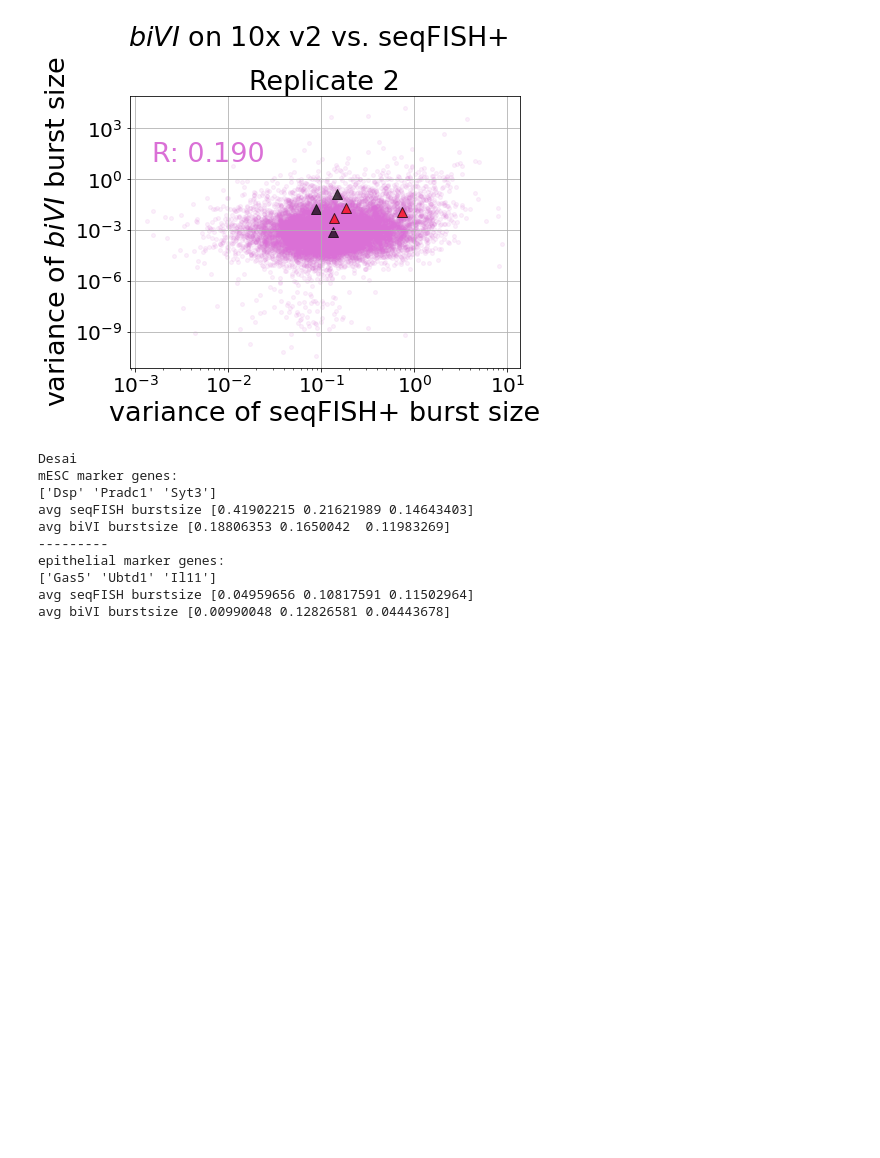
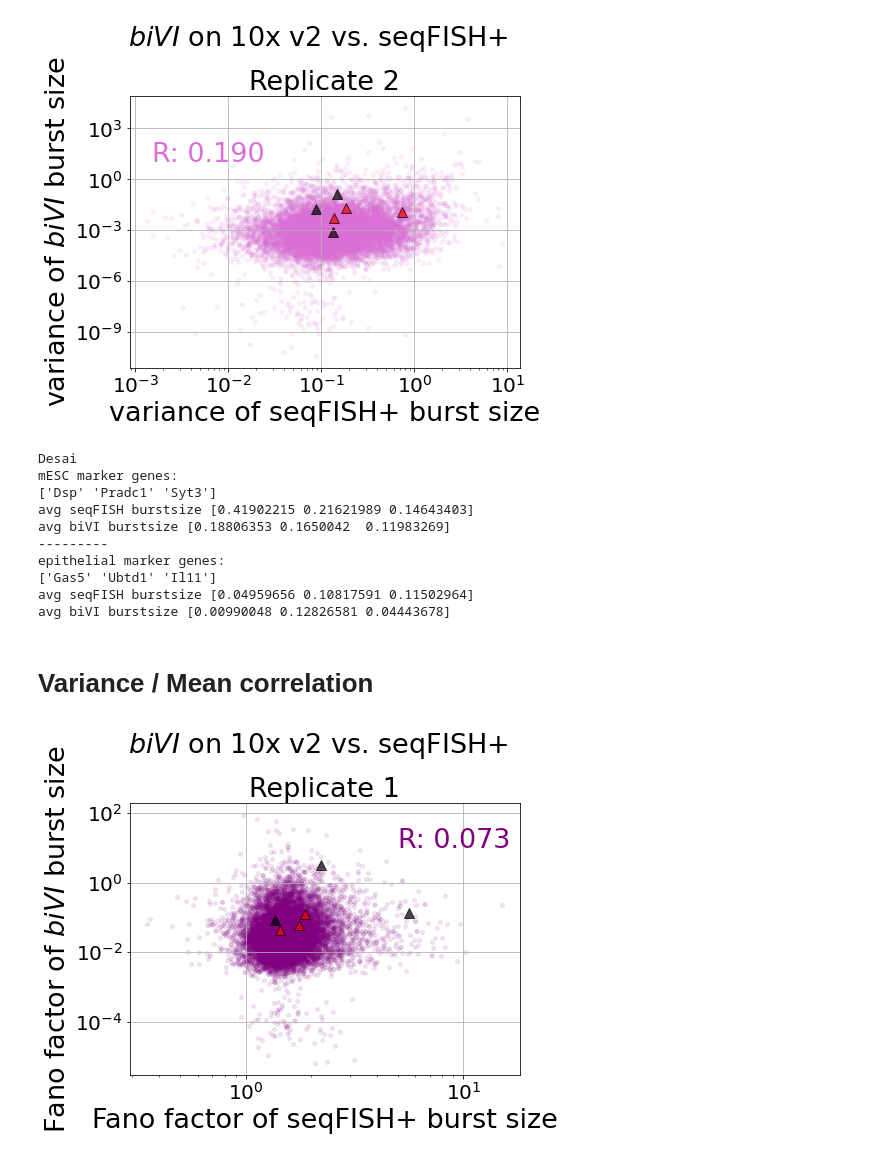
Before and after one commit to pachterlab/CGCCP_2023, a Jupyter notebook: Manuscript/analysis/Fig_S9_Burst_Size_Validation_Desai.ipynb, the cells around one changed output. Cells and saved outputs as stored; diff of their text form; code cells hidden in the pictures; blank space fills up the shorter version.

```diff
--- a/Manuscript/analysis/Fig_S9_Burst_Size_Validation_Desai.ipynb
+++ b/Manuscript/analysis/Fig_S9_Burst_Size_Validation_Desai.ipynb
@@ -925,3 +926,79 @@ epithelial marker genes:
 ['Gas5' 'Ubtd1' 'Il11']
 avg seqFISH burstsize [0.04959656 0.10817591 0.11502964]
 avg biVI burstsize [0.00990048 0.12826581 0.04443678]
+# %% [markdown]
+# Variance / Mean correlation
+# %%
+fs=27
+save_path=None
+fig,ax = plt.subplots(1,1,figsize=(7,5))
+alpha = 0.1
+edgecolor=None
+contour_plot = False
+if contour_plot == True:
+    # Create a 2D histogram to calculate density
+    x = es_rep2_df_all['burst_size_variance']
+    y = biVI_df['burst_size']
+    hist, xedges, yedges = np.histogram2d(x, y, bins=(50, 50), density=True)
+
+    # Create contour plot of density
+    plt.contour(xedges[:-1], yedges[:-1], hist.T, levels=15, cmap='viridis')
+
+    # Add a colorbar
+    plt.colorbar(label='Density')
+
+
+correlation_,p = pearsonr(np.log(es_rep1_df_all['burst_size_variance']/es_rep1_df_all['burst_size']),
+                          np.log(biVI_df['burst_size_variance']/biVI_df['burst_size']))
+plt.scatter(es_rep1_df_all['burst_size_variance']/es_rep1_df_all['burst_size'],
+            biVI_df['burst_size_variance']/biVI_df['burst_size'],
+            s=15,
+            edgecolor=edgecolor,
+            alpha=alpha,
+            label='Rep1',
+            color= color1)
+
+
+ax.set_xlabel('Fano factor of seqFISH+ burst size',fontsize=fs)
+ax.set_ylabel('Fano factor of $biVI$ burst size',fontsize=fs)
+ax.set_title(f'Replicate 1',fontsize=fs)
+plt.suptitle(f'$biVI$ on 10x v2 vs. seqFISH+',fontsize=fs, y = 1.08)
+ax.set_xscale('log')
+ax.set_yscale('log')
+ax.annotate(f'R: {correlation_:.3f}',(5,10),
+            fontsize=fs,color=color1)
+ax.grid('lightgray')
+
+
+
+
+# scatter marker genes
+plt.scatter((es_rep1_df_all['burst_size_variance']/es_rep1_df_all['burst_size'])[mg_filt],
+            (biVI_df['burst_size_variance']/biVI_df['burst_size'])[mg_filt],
+            s=100,
+            marker='^',
+            edgecolor='black',
+            alpha=0.7,
+            color = 'red',
+            label = 'mESC marker genes',
+            )
+
+# scatter marker genes
+plt.scatter((es_rep1_df_all['burst_size_variance']/es_rep1_df_all['burst_size'])[epithelial_filt],
+           (biVI_df['burst_size_variance']/biVI_df['burst_size'])[epithelial_filt],
+            s=100,
+            marker='^',
+            edgecolor='black',
+            alpha=0.7,
+            color = 'black',
+            label = 'epithelial marker genes',
+            )
+
+# ax.legend(loc='lower right',fontsize=16,bbox_to_anchor=(1.67, .6))
+
+
+
+if save_path:
+    plt.savefig(save_path,dpi=300,bbox_inches='tight')
+# %% [output]
+[figure, added]
```
Also changed, not shown: parts of 3 cells of this notebook, 1 other file.
